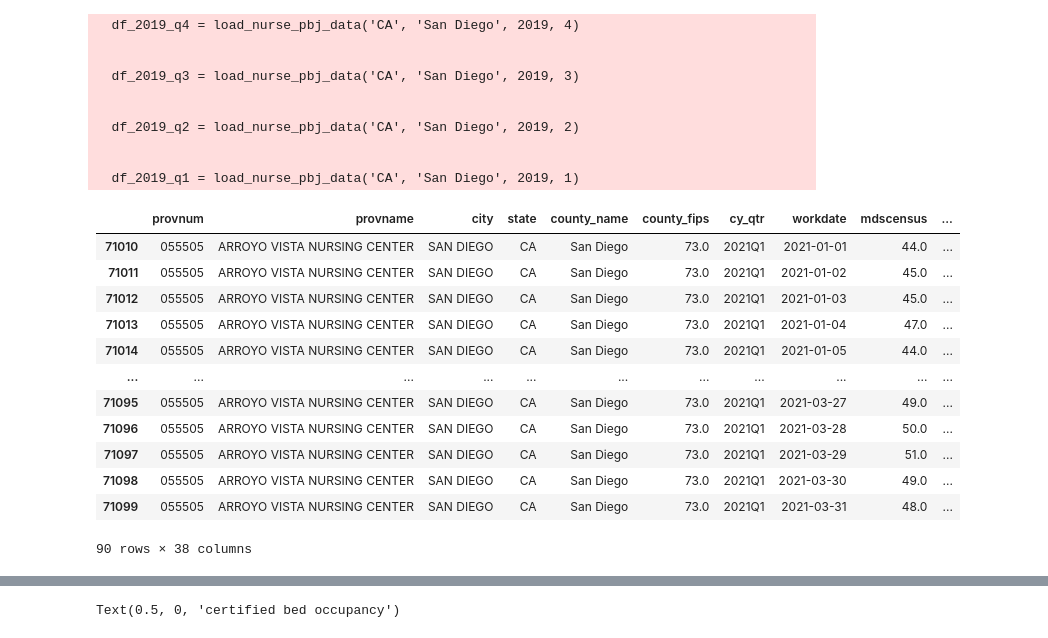
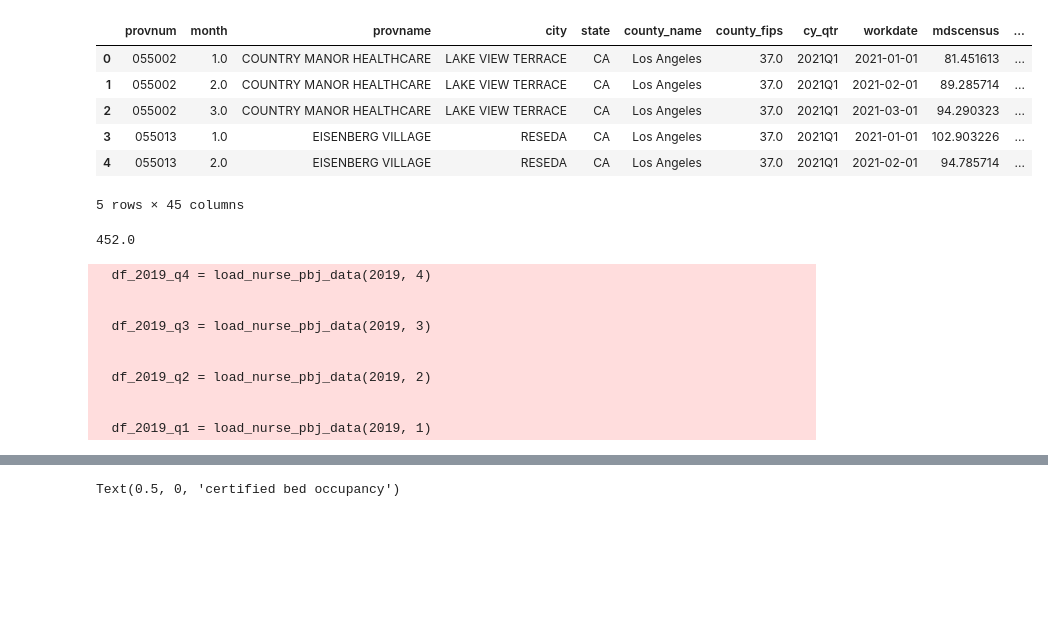
Before and after one commit to elee2021/pbj, a Jupyter notebook: pbj.ipynb, the cells around one changed output, grey strips where cells are left out. Drawn from its saved outputs; the diff is of its cells as text; code cells hidden in the pictures; blank space fills up the shorter version.

```diff
--- a/pbj.ipynb
+++ b/pbj.ipynb
@@ -112,33 +326,31 @@ b'Skipping line 496904: expected 33 fields, saw 39\n'
+# %%
+df_2021_q1.head()
+# %% [output]
+|  | provnum | month | provname | city | state | county_name | county_fips | cy_qtr | workdate | mdscensus | ... |
+| 0 | 055002 | 1.0 | COUNTRY MANOR HEALTHCARE | LAKE VIEW TERRACE | CA | Los Angeles | 37.0 | 2021Q1 | 2021-01-01 | 81.451613 | ... |
+| 1 | 055002 | 2.0 | COUNTRY MANOR HEALTHCARE | LAKE VIEW TERRACE | CA | Los Angeles | 37.0 | 2021Q1 | 2021-02-01 | 89.285714 | ... |
+| 2 | 055002 | 3.0 | COUNTRY MANOR HEALTHCARE | LAKE VIEW TERRACE | CA | Los Angeles | 37.0 | 2021Q1 | 2021-03-01 | 94.290323 | ... |
+| 3 | 055013 | 1.0 | EISENBERG VILLAGE | RESEDA | CA | Los Angeles | 37.0 | 2021Q1 | 2021-01-01 | 102.903226 | ... |
+| 4 | 055013 | 2.0 | EISENBERG VILLAGE | RESEDA | CA | Los Angeles | 37.0 | 2021Q1 | 2021-02-01 | 94.785714 | ... |
+5 rows × 45 columns
+# %%
+1356/3
+# %% [output]
+452.0
 # %%
-df_2019_q4 = load_nurse_pbj_data('CA', 'San Diego', 2019, 4)
-df_2019_q3 = load_nurse_pbj_data('CA', 'San Diego', 2019, 3)
-df_2019_q2 = load_nurse_pbj_data('CA', 'San Diego', 2019, 2)
-df_2019_q1 = load_nurse_pbj_data('CA', 'San Diego', 2019, 1)
+df_2019_q4 = load_nurse_pbj_data(2019, 4)
+df_2019_q3 = load_nurse_pbj_data(2019, 3)
+df_2019_q2 = load_nurse_pbj_data(2019, 2)
+df_2019_q1 = load_nurse_pbj_data(2019, 1)
 # %% [output]
-  df_2019_q4 = load_nurse_pbj_data('CA', 'San Diego', 2019, 4)
+  df_2019_q4 = load_nurse_pbj_data(2019, 4)
 
 
-  df_2019_q3 = load_nurse_pbj_data('CA', 'San Diego', 2019, 3)
+  df_2019_q3 = load_nurse_pbj_data(2019, 3)
 
 
-  df_2019_q2 = load_nurse_pbj_data('CA', 'San Diego', 2019, 2)
+  df_2019_q2 = load_nurse_pbj_data(2019, 2)
 
 
-  df_2019_q1 = load_nurse_pbj_data('CA', 'San Diego', 2019, 1)
+  df_2019_q1 = load_nurse_pbj_data(2019, 1)
-# %%
-df_2021_q1[df_2021_q1['provname'].str.contains('ARROYO')]
-# %% [output]
-|  | provnum | provname | city | state | county_name | county_fips | cy_qtr | workdate | mdscensus | ... |
-| 71010 | 055505 | ARROYO VISTA NURSING CENTER | SAN DIEGO | CA | San Diego | 73.0 | 2021Q1 | 2021-01-01 | 44.0 | ... |
-| 71011 | 055505 | ARROYO VISTA NURSING CENTER | SAN DIEGO | CA | San Diego | 73.0 | 2021Q1 | 2021-01-02 | 45.0 | ... |
-| 71012 | 055505 | ARROYO VISTA NURSING CENTER | SAN DIEGO | CA | San Diego | 73.0 | 2021Q1 | 2021-01-03 | 45.0 | ... |
-| 71013 | 055505 | ARROYO VISTA NURSING CENTER | SAN DIEGO | CA | San Diego | 73.0 | 2021Q1 | 2021-01-04 | 47.0 | ... |
-| 71014 | 055505 | ARROYO VISTA NURSING CENTER | SAN DIEGO | CA | San Diego | 73.0 | 2021Q1 | 2021-01-05 | 44.0 | ... |
-| ... | ... | ... | ... | ... | ... | ... | ... | ... | ... | ... |
-| 71095 | 055505 | ARROYO VISTA NURSING CENTER | SAN DIEGO | CA | San Diego | 73.0 | 2021Q1 | 2021-03-27 | 49.0 | ... |
-| 71096 | 055505 | ARROYO VISTA NURSING CENTER | SAN DIEGO | CA | San Diego | 73.0 | 2021Q1 | 2021-03-28 | 50.0 | ... |
-| 71097 | 055505 | ARROYO VISTA NURSING CENTER | SAN DIEGO | CA | San Diego | 73.0 | 2021Q1 | 2021-03-29 | 51.0 | ... |
-| 71098 | 055505 | ARROYO VISTA NURSING CENTER | SAN DIEGO | CA | San Diego | 73.0 | 2021Q1 | 2021-03-30 | 49.0 | ... |
-| 71099 | 055505 | ARROYO VISTA NURSING CENTER | SAN DIEGO | CA | San Diego | 73.0 | 2021Q1 | 2021-03-31 | 48.0 | ... |
-90 rows × 38 columns
 # %%
```
Also changed, not shown: parts of 50 cells of this notebook.
